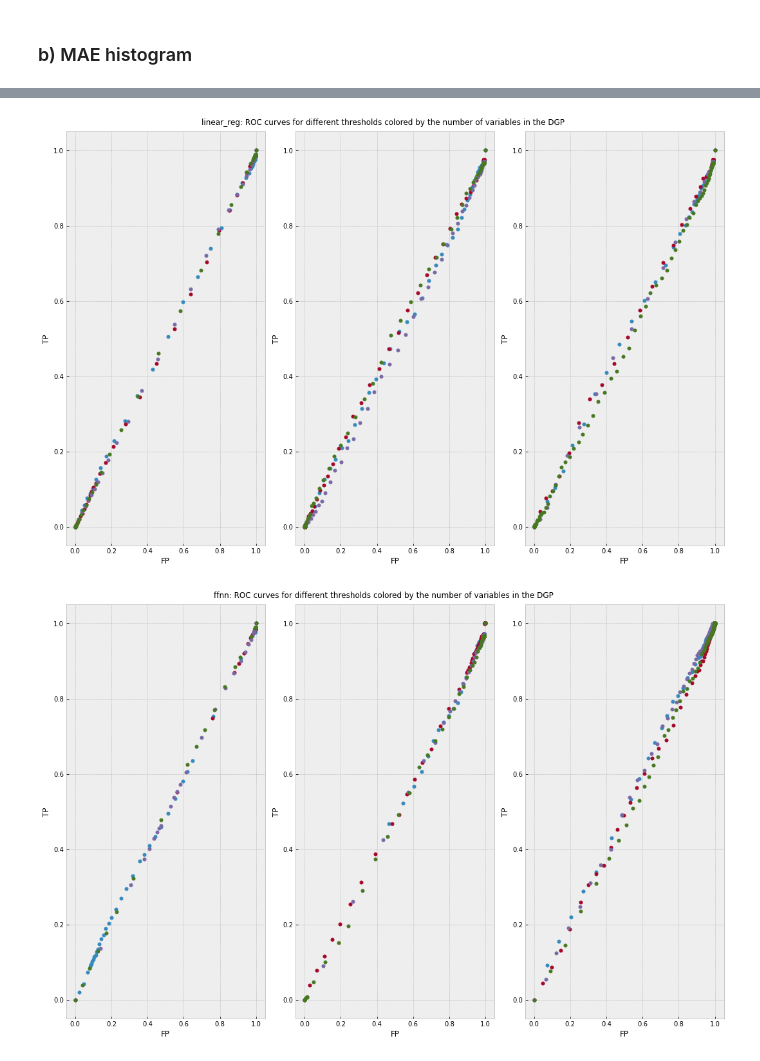
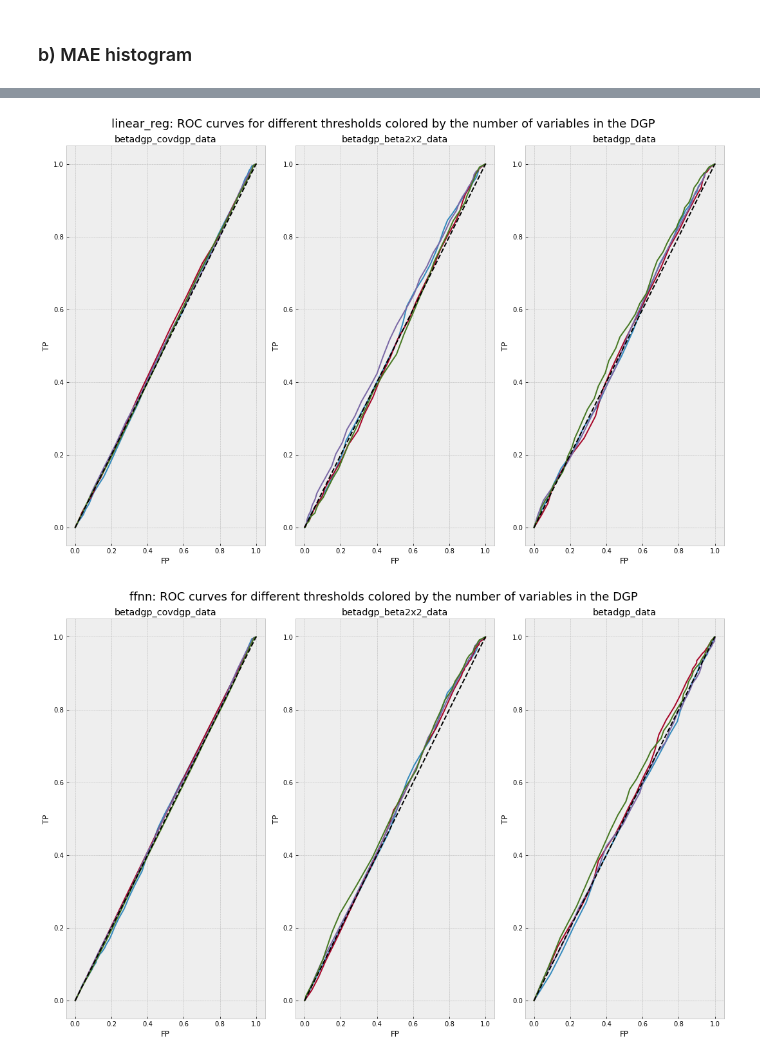
Before and after one commit to dcuoliveira/NN-VAR-Cov-Pred, a Jupyter notebook: src/results_report.ipynb, the cells around one changed output, grey strips where cells are left out. Drawn from its saved outputs; the diff is of its cells as text; code cells hidden in the pictures.

```diff
--- a/src/results_report.ipynb
+++ b/src/results_report.ipynb
@@ -97,7 +97,7 @@ for model_tag in tqdm(MODEL_TAGS,
             tmp_roc = pyutils.roc_from_scratch(y_pred=data["pred"],
                                                y_true=np.where(data["y"] > 0, 1, 0),
                                                partitions=100)
-            tmp_roc_df = pd.DataFrame(tmp_roc, columns=["FP", "TP"])
+            tmp_roc_df = pd.DataFrame(tmp_roc, columns=["TP", "FP"])
             tmp_roc_df["model"] = model_tag
             tmp_roc_df["dgp"] = dgp_name
             tmp_roc_df["dataset"] = ds
@@ -193,22 +222,23 @@ ax = sns.heatmap(hist_mae_df, annot=True)
 # %%
 for i, tag in enumerate(MODEL_TAGS):
     tmp_model_df = roc_df.loc[roc_df["model"] == tag]
 
     fig, ax = plt.subplots(nrows=1, ncols=len(tmp_model_df["dataset"].unique()))
     for j, ds in enumerate(tmp_model_df["dataset"].unique()):
         groups = tmp_model_df.loc[tmp_model_df["dataset"] == ds].groupby(["number_of_variables"])
 
         for name, group in groups:
             ax[j].plot(group["FP"],
                        group["TP"],
-                       marker='o',
-                       linestyle='',
                        ms=5,
                        label=name)
         ax[j].set_ylabel("TP")
         ax[j].set_xlabel("FP")
-    fig.suptitle(tag + ": ROC curves for different thresholds colored by the number of variables in the DGP")
+        ax[j].plot([0, 1], [0, 1], "--", color = 'black', linewidth = 2)
+        ax[j].set_title(ds)
+
+    fig.suptitle(tag + ": ROC curves for different thresholds colored by the number of variables in the DGP", fontsize=18)
     fig.tight_layout()
 # %% [output]
-[figure, old version]
+[figure, new version]
-[figure, old version]
+[figure, new version]
```
Also changed, not shown: parts of 10 cells of this notebook.
